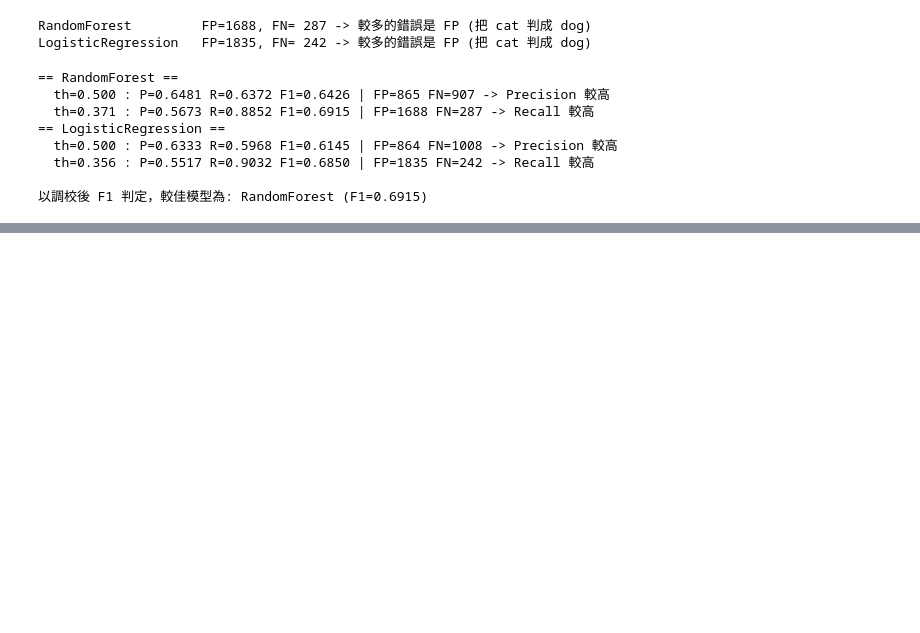
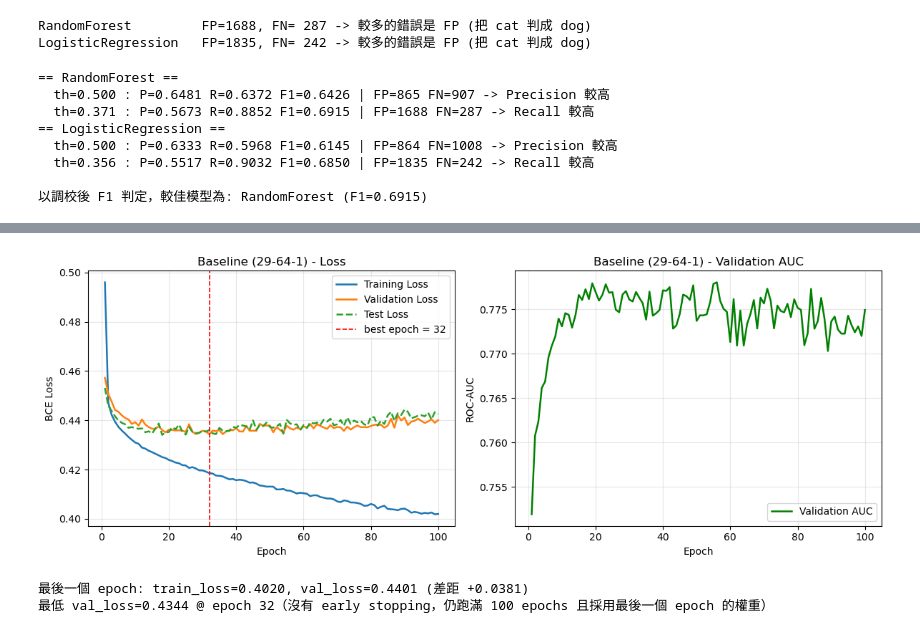
Before and after one commit to Alan93224/MMIP, a Jupyter notebook: week2/main.ipynb, the cells around one changed output, grey strips where cells are left out. Saved outputs shown, nothing was run; the diff lists cells and outputs as text; code cells hidden in the pictures; blank space fills up the shorter version.

```diff
--- a/week2/main.ipynb
+++ b/week2/main.ipynb
@@ -465,0 +532,4 @@ print(f'\n以調校後 F1 判定，較佳模型為: {win} (F1={cmp_tuned.loc[win
+# %%
+# ID 移除；EDUCATION 0/5/6 與 MARRIAGE 0 併入「其他」；三個類別欄做 one-hot
+X_cc, y_cc, feat_names_cc = q2.preprocess(df_cc)
+print('特徵欄位:', feat_names_cc)
@@ -465,0 +541,3 @@ print(f'\n以調校後 F1 判定，較佳模型為: {win} (F1={cmp_tuned.loc[win
+# %%
+X_tr_cc, X_va_cc, X_te_cc, y_tr_cc, y_va_cc, y_te_cc = q2.split_data(
+    X_cc, y_cc, random_state=RANDOM_STATE)
@@ -465,0 +623,29 @@ print(f'\n以調校後 F1 判定，較佳模型為: {win} (F1={cmp_tuned.loc[win
+# %%
+# --- 基準模型的超參數：全部用最陽春的預設值 ---
+BASE_HIDDEN_DIMS = (64,)      # 單一隱藏層，未調整
+BASE_DROPOUT = 0.0            # 不用 Dropout
+BASE_EPOCHS = 100             # 與改良模型相同，確保比較公平
+BASE_BATCH_SIZE = 128
+BASE_LR = 1e-3                # Adam 預設學習率，未調整
+BASE_WEIGHT_DECAY = 0.0       # 不用 L2 Regularization
+BASE_OPTIMIZER = 'adam'       # 未更換 Optimizer
+
+model_base_cc = q2.build_model(
+    input_dim=X_tr_s_cc.shape[1],
+    hidden_dims=BASE_HIDDEN_DIMS,
+    dropout=BASE_DROPOUT,
+    use_batchnorm=False,
+    seed=RANDOM_STATE,
+)
+
+model_base_cc, history_base_cc = q2.train_model(
+    model_base_cc, X_tr_s_cc, y_tr_cc, X_va_s_cc, y_va_cc,
+    X_test=X_te_s_cc, y_test=y_te_cc,   # 只為了畫 Test Loss 曲線，不參與任何訓練決策
+    epochs=BASE_EPOCHS, batch_size=BASE_BATCH_SIZE,
+    lr=BASE_LR, weight_decay=BASE_WEIGHT_DECAY,
+    optimizer_name=BASE_OPTIMIZER,
+    scheduler_name='none',    # 不做學習率調整
+    patience=None,            # 不做 Early Stopping
+    restore_best=False,       # 不挑最佳權重，直接用最後一個 epoch
+    seed=RANDOM_STATE, log_every=10,
+)
@@ -465,0 +670,13 @@ print(f'\n以調校後 F1 判定，較佳模型為: {win} (F1={cmp_tuned.loc[win
+# %%
+q2.plot_loss_curves(history_base_cc, title='Baseline (29-64-1)')
+
+gap = history_base_cc['val_loss'][-1] - history_base_cc['train_loss'][-1]
+print(f'最後一個 epoch: train_loss={history_base_cc["train_loss"][-1]:.4f}, '
+      f'val_loss={history_base_cc["val_loss"][-1]:.4f} (差距 {gap:+.4f})')
+print(f'最低 val_loss={history_base_cc["best_val_loss"]:.4f} @ epoch '
+      f'{history_base_cc["best_epoch"]}（沒有 early stopping，仍跑滿 {BASE_EPOCHS} epochs '
+      f'且採用最後一個 epoch 的權重）')
+# %% [output]
+[figure, added]
+最後一個 epoch: train_loss=0.4020, val_loss=0.4401 (差距 +0.0381)
+最低 val_loss=0.4344 @ epoch 32（沒有 early stopping，仍跑滿 100 epochs 且採用最後一個 epoch 的權重）
```
Also changed, not shown: parts of 31 cells of this notebook, 7 other files.
